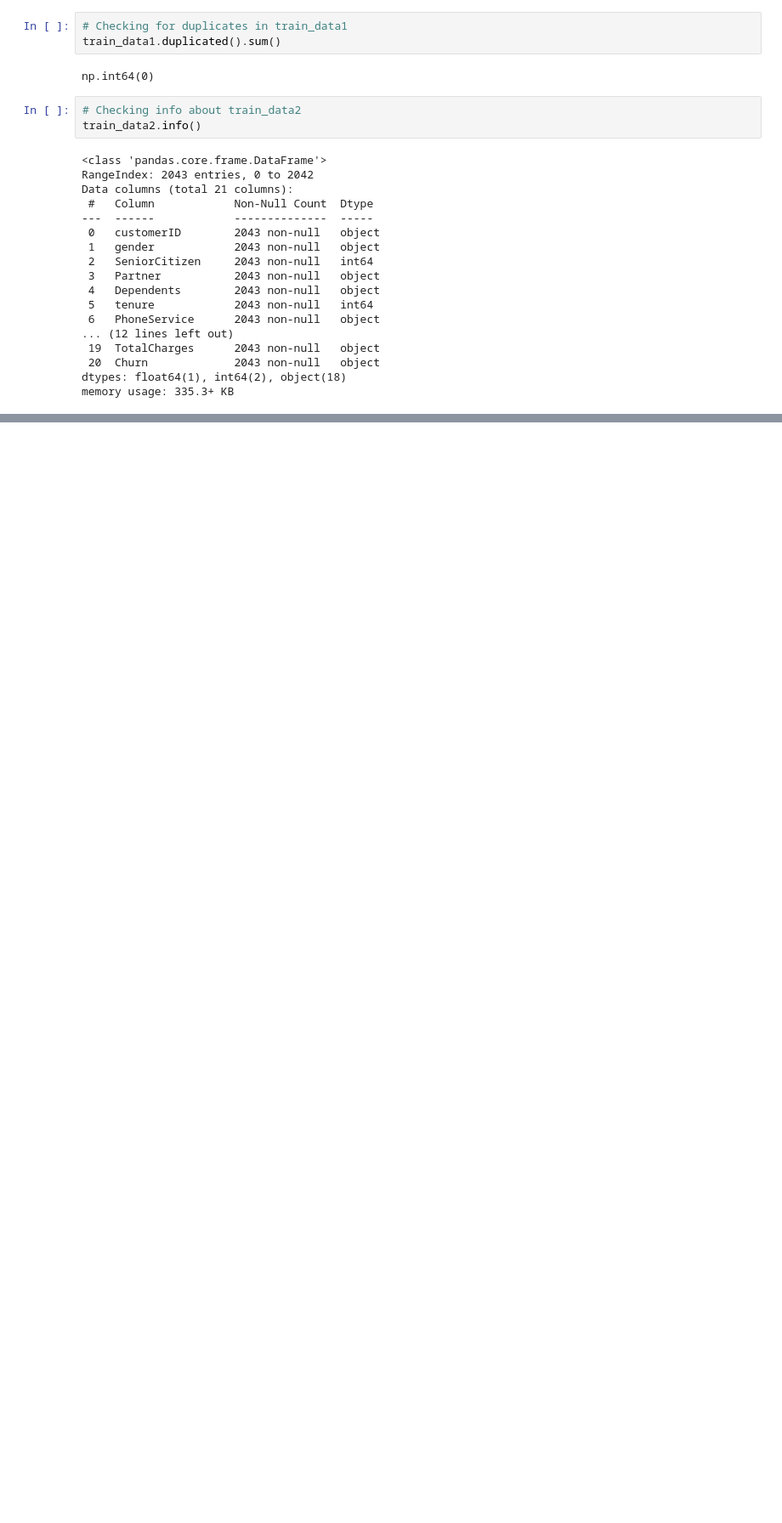
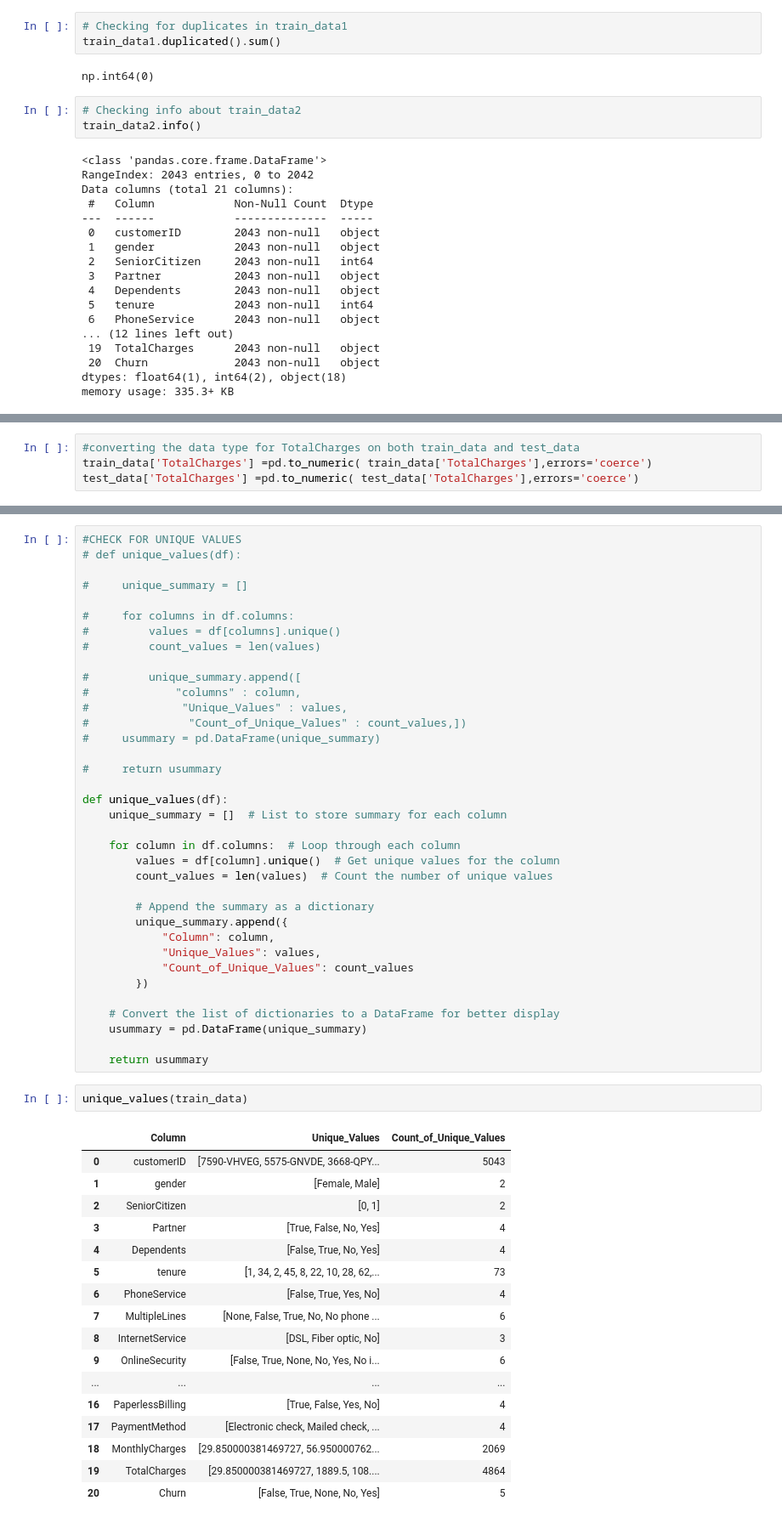
Before and after one commit to Asi9128/PHASE2_FIRST_PROJECT, a Jupyter notebook: PROJECT1_PH2.ipynb, the cells around one changed output, grey strips where cells are left out. Shown: that part at 85% size. Saved outputs shown, nothing was run; the diff lists cells and outputs as text; blank space fills up the shorter version.

```diff
--- a/PROJECT1_PH2.ipynb
+++ b/PROJECT1_PH2.ipynb
@@ -198,0 +239,4 @@ memory usage: 335.3+ KB
+# %%
+#converting the data type for TotalCharges on both train_data and test_data
+train_data['TotalCharges'] =pd.to_numeric( train_data['TotalCharges'],errors='coerce')
+test_data['TotalCharges'] =pd.to_numeric( test_data['TotalCharges'],errors='coerce')
@@ -198,0 +309,56 @@ memory usage: 335.3+ KB
+# %%
+#CHECK FOR UNIQUE VALUES
+# def unique_values(df):
+
+#     unique_summary = []
+
+#     for columns in df.columns:
+#         values = df[columns].unique()
+#         count_values = len(values)
+
+#         unique_summary.append([
+#             "columns" : column,
+#              "Unique_Values" : values,
+#               "Count_of_Unique_Values" : count_values,])
+#     usummary = pd.DataFrame(unique_summary)
+
+#     return usummary
+
+def unique_values(df):
+    unique_summary = []  # List to store summary for each column
+
+    for column in df.columns:  # Loop through each column
+        values = df[column].unique()  # Get unique values for the column
+        count_values = len(values)  # Count the number of unique values
+
+        # Append the summary as a dictionary
+        unique_summary.append({
+            "Column": column,
+            "Unique_Values": values,
+            "Count_of_Unique_Values": count_values
+        })
+
+    # Convert the list of dictionaries to a DataFrame for better display
+    usummary = pd.DataFrame(unique_summary)
+
+    return usummary
+# %%
+unique_values(train_data)
+# %% [output]
+|  | Column | Unique_Values | Count_of_Unique_Values |
+| 0 | customerID | [7590-VHVEG, 5575-GNVDE, 3668-QPY... | 5043 |
+| 1 | gender | [Female, Male] | 2 |
+| 2 | SeniorCitizen | [0, 1] | 2 |
+| 3 | Partner | [True, False, No, Yes] | 4 |
+| 4 | Dependents | [False, True, No, Yes] | 4 |
+| 5 | tenure | [1, 34, 2, 45, 8, 22, 10, 28, 62,... | 73 |
+| 6 | PhoneService | [False, True, Yes, No] | 4 |
+| 7 | MultipleLines | [None, False, True, No, No phone ... | 6 |
+| 8 | InternetService | [DSL, Fiber optic, No] | 3 |
+| 9 | OnlineSecurity | [False, True, None, No, Yes, No i... | 6 |
+| ... | ... | ... | ... |
+| 16 | PaperlessBilling | [True, False, Yes, No] | 4 |
+| 17 | PaymentMethod | [Electronic check, Mailed check, ... | 4 |
+| 18 | MonthlyCharges | [29.850000381469727, 56.950000762... | 2069 |
+| 19 | TotalCharges | [29.850000381469727, 1889.5, 108.... | 4864 |
+| 20 | Churn | [False, True, None, No, Yes] | 5 |
```
Also changed, not shown: parts of 23 cells of this notebook.
